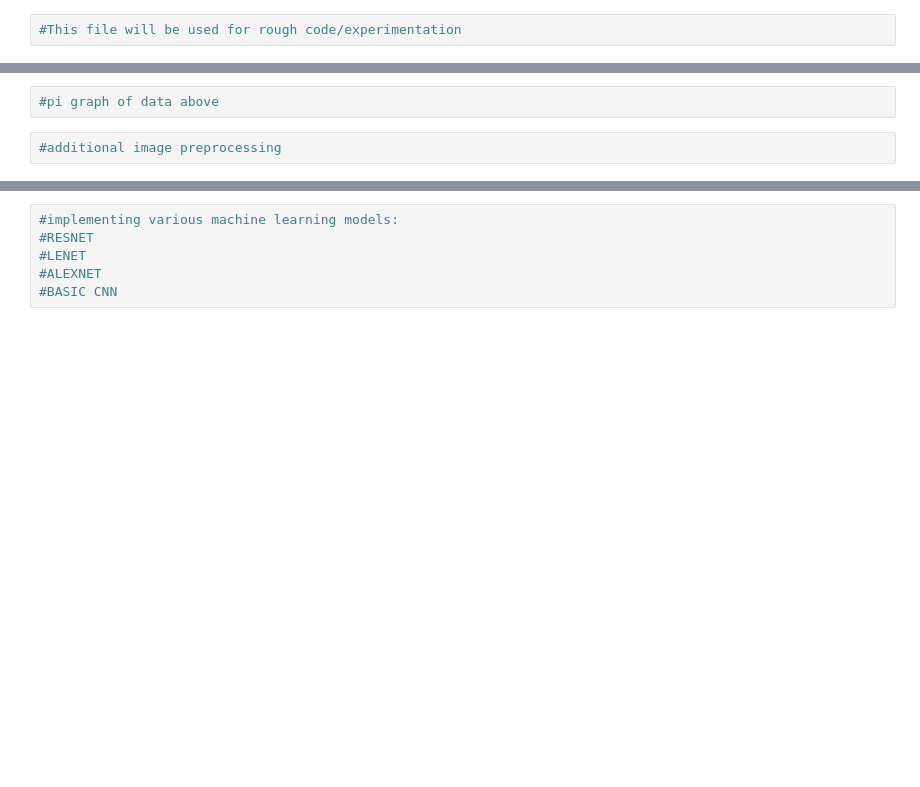
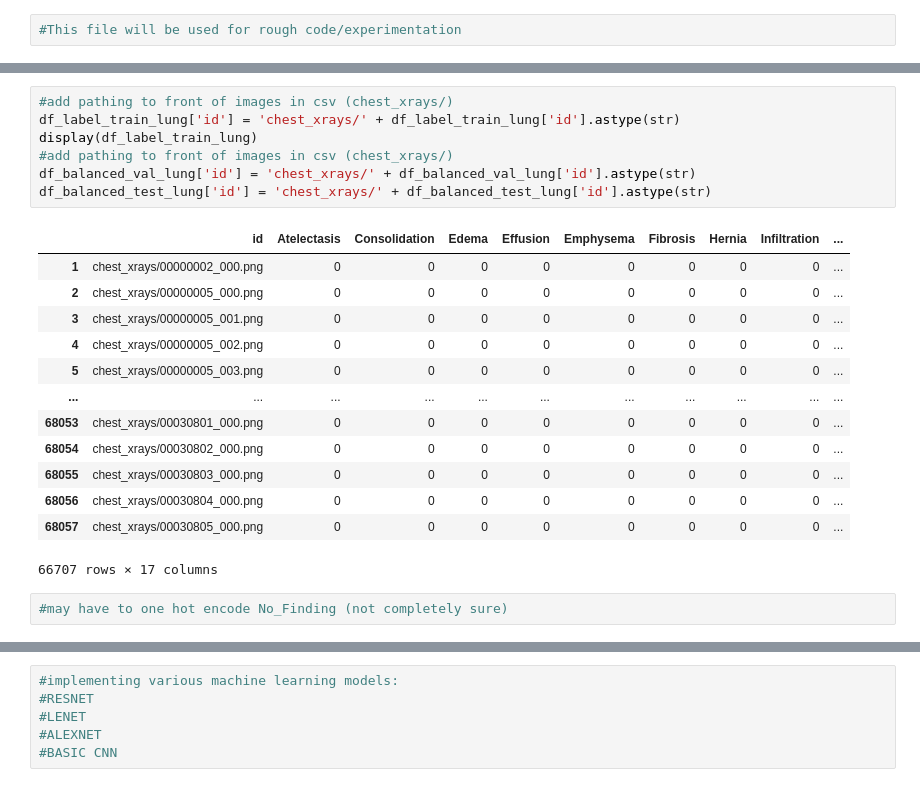
Before and after one commit to JacksonKehoe/LungCancerDetection, a Jupyter notebook: rough_notebook.ipynb, the cells around one changed output, grey strips where cells are left out. Cells and saved outputs as stored; diff of their text form; blank space fills up the shorter version.

```diff
--- a/rough_notebook.ipynb
+++ b/rough_notebook.ipynb
@@ -102,4 +184,23 @@ display(df_label_train_lung)
-# %%
-#pi graph of data above
-# %%
-#additional image preprocessing
+# %%
+#add pathing to front of images in csv (chest_xrays/)
+df_label_train_lung['id'] = 'chest_xrays/' + df_label_train_lung['id'].astype(str)
+display(df_label_train_lung)
+#add pathing to front of images in csv (chest_xrays/)
+df_balanced_val_lung['id'] = 'chest_xrays/' + df_balanced_val_lung['id'].astype(str)
+df_balanced_test_lung['id'] = 'chest_xrays/' + df_balanced_test_lung['id'].astype(str)
+# %% [output]
+|  | id | Atelectasis | Consolidation | Edema | Effusion | Emphysema | Fibrosis | Hernia | Infiltration | ... |
+| 1 | chest_xrays/00000002_000.png | 0 | 0 | 0 | 0 | 0 | 0 | 0 | 0 | ... |
+| 2 | chest_xrays/00000005_000.png | 0 | 0 | 0 | 0 | 0 | 0 | 0 | 0 | ... |
+| 3 | chest_xrays/00000005_001.png | 0 | 0 | 0 | 0 | 0 | 0 | 0 | 0 | ... |
+| 4 | chest_xrays/00000005_002.png | 0 | 0 | 0 | 0 | 0 | 0 | 0 | 0 | ... |
+| 5 | chest_xrays/00000005_003.png | 0 | 0 | 0 | 0 | 0 | 0 | 0 | 0 | ... |
+| ... | ... | ... | ... | ... | ... | ... | ... | ... | ... | ... |
+| 68053 | chest_xrays/00030801_000.png | 0 | 0 | 0 | 0 | 0 | 0 | 0 | 0 | ... |
+| 68054 | chest_xrays/00030802_000.png | 0 | 0 | 0 | 0 | 0 | 0 | 0 | 0 | ... |
+| 68055 | chest_xrays/00030803_000.png | 0 | 0 | 0 | 0 | 0 | 0 | 0 | 0 | ... |
+| 68056 | chest_xrays/00030804_000.png | 0 | 0 | 0 | 0 | 0 | 0 | 0 | 0 | ... |
+| 68057 | chest_xrays/00030805_000.png | 0 | 0 | 0 | 0 | 0 | 0 | 0 | 0 | ... |
+66707 rows × 17 columns
+# %%
+#may have to one hot encode No_Finding (not completely sure)
```
Also changed, not shown: parts of 16 cells of this notebook.
